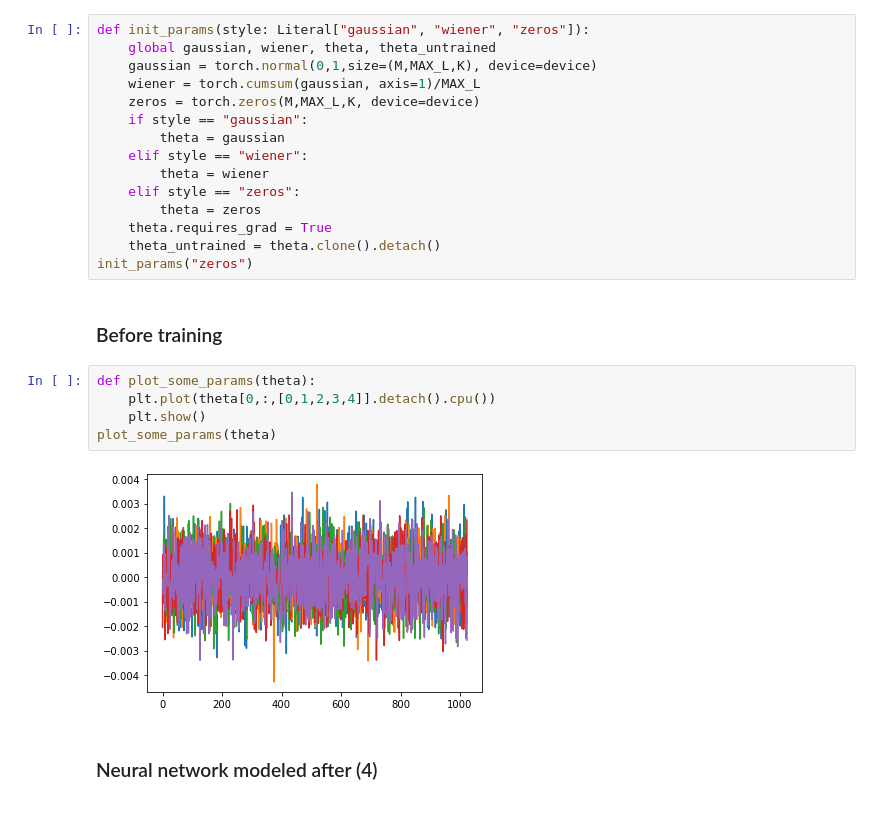
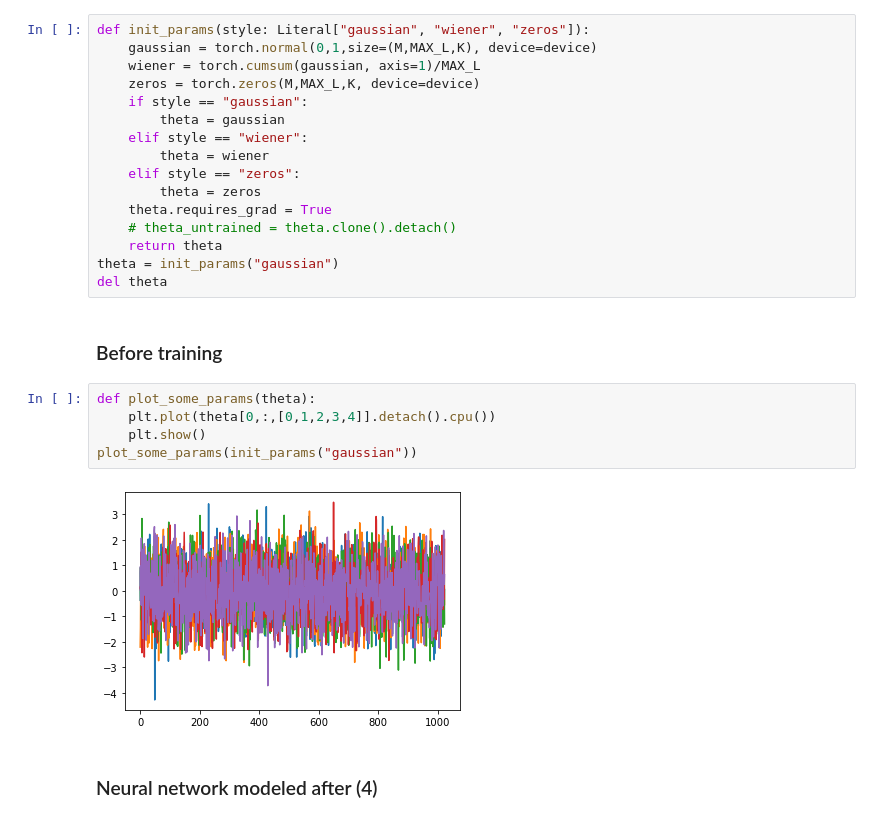
Before and after one commit to silasalberti/stat-learning, a Jupyter notebook: Ding et al 2021.ipynb, the cells around one changed output. Saved outputs shown, nothing was run; the diff lists cells and outputs as text.

```diff
--- a/Ding et al 2021.ipynb
+++ b/Ding et al 2021.ipynb
@@ -21,7 +21,6 @@ device = torch.device("cuda")
 ### Parameters
 # %%
 def init_params(style: Literal["gaussian", "wiener", "zeros"]):
-    global gaussian, wiener, theta, theta_untrained
     gaussian = torch.normal(0,1,size=(M,MAX_L,K), device=device)
     wiener = torch.cumsum(gaussian, axis=1)/MAX_L
     zeros = torch.zeros(M,MAX_L,K, device=device)
@@ -32,17 +31,19 @@ def init_params(style: Literal["gaussian", "wiener", "zeros"]):
     elif style == "zeros":
         theta = zeros
     theta.requires_grad = True
-    theta_untrained = theta.clone().detach()
-init_params("zeros")
+    # theta_untrained = theta.clone().detach()
+    return theta
+theta = init_params("gaussian")
+del theta
 # %% [markdown]
 ### Before training
 # %%
 def plot_some_params(theta):
     plt.plot(theta[0,:,[0,1,2,3,4]].detach().cpu())
     plt.show()
-plot_some_params(theta)
+plot_some_params(init_params("gaussian"))
 # %% [output]
-[figure, old version]
+[figure, new version]
 # %% [markdown]
 ### Neural network modeled after (4)
 # %% [markdown]
```
Also changed, not shown: parts of 61 cells of this notebook.
